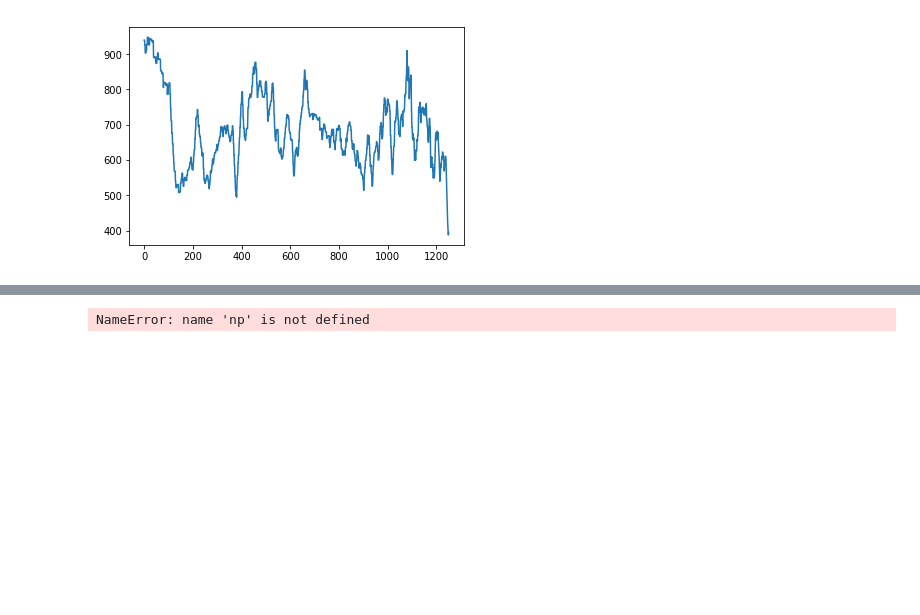
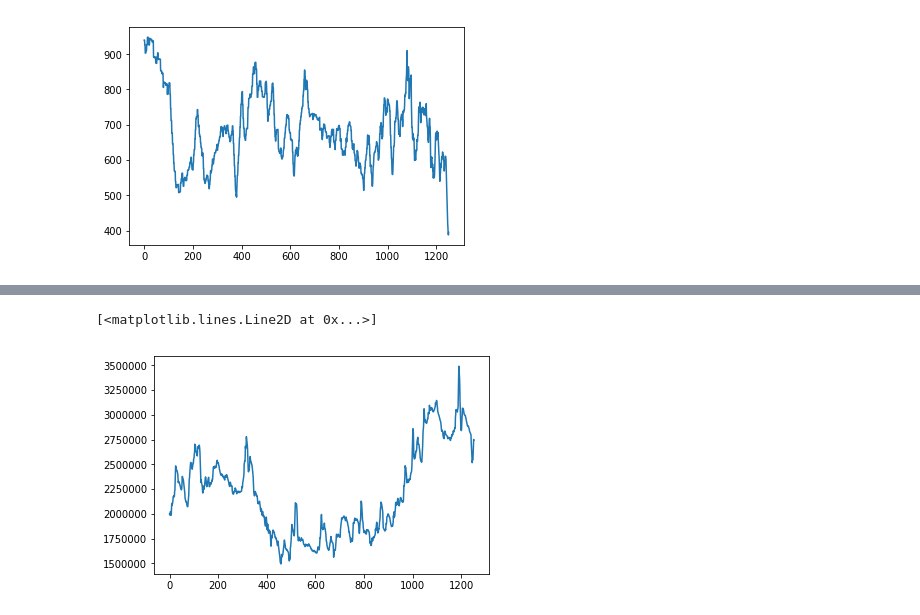
Before and after one commit to rmmartin02/OSRS_Research, a Jupyter notebook: DataPreProcessing.ipynb, the cells around one changed output, grey strips where cells are left out. Saved outputs shown, nothing was run; the diff lists cells and outputs as text; code cells hidden in the pictures; blank space fills up the shorter version.

```diff
--- a/DataPreProcessing.ipynb
+++ b/DataPreProcessing.ipynb
@@ -189,8 +334,8 @@ plt.show()
 # %%
 # normalization
 item = 'Abyssal_whip'
-x = [a[1] for a in itemPrices[item]]
-norm1 = x / np.linalg.norm(x)
-norm2 = normalize(x[:,np.newaxis], axis=0).ravel()
+x = np.array([a[1] for a in itemPrices[item]])
+plt.plot(x)
 # %% [output]
-NameError: name 'np' is not defined
+[<matplotlib.lines.Line2D at 0x...>]
+[figure, added]
```
Also changed, not shown: parts of 18 cells of this notebook.
